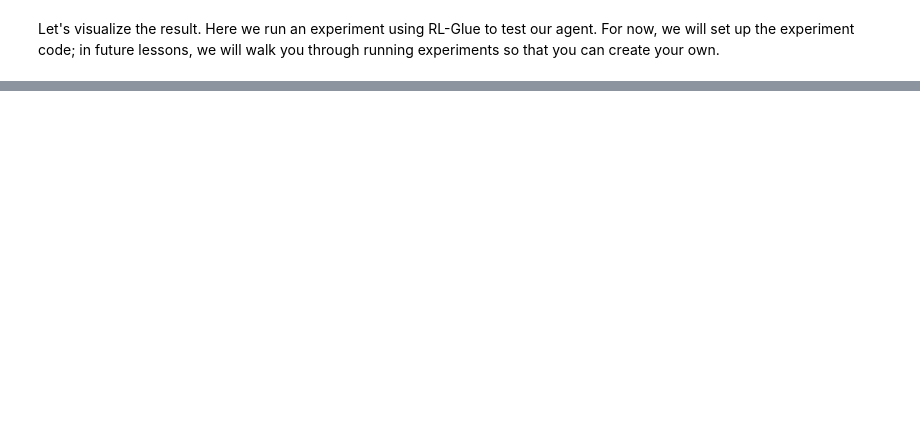
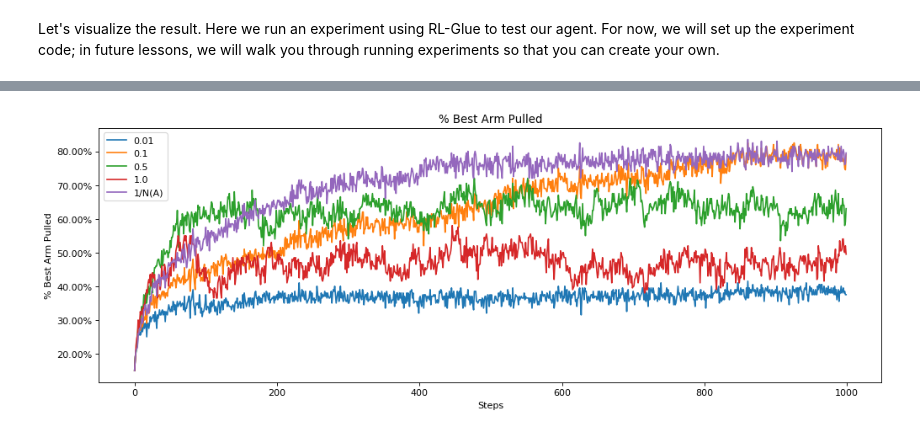
Before and after one commit to ArkaStark/Artificial_Intelligence, a Jupyter notebook: RL/Bandit.ipynb, the cells around one changed output, grey strips where cells are left out. Drawn from its saved outputs; the diff is of its cells as text; code cells hidden in the pictures; blank space fills up the shorter version.

```diff
--- a/RL/Bandit.ipynb
+++ b/RL/Bandit.ipynb
@@ -201,0 +567,70 @@ plt.show()
+# %%
+np.random.seed(0)
+# Check Epsilon Greedy with Different Constant Stepsizes
+for step_size in [0.01, 0.1, 0.5, 1.0]:
+    e_greedy_agent = EpsilonGreedyAgentConstantStepsize()
+    e_greedy_agent.q_values = [0, 0, 1.0, 0, 0]
+    e_greedy_agent.num_actions = 5
+    e_greedy_agent.last_action = 1
+    e_greedy_agent.epsilon = 0.0
+    e_greedy_agent.step_size = step_size
+
+    action = e_greedy_agent.agent_step(1, 0)
+
+    assert e_greedy_agent.q_values == [0, step_size, 1.0, 0, 0]
+# %%
+# ---------------
+# Discussion Cell
+# ---------------
+
+# Experiment code for different step sizes
+step_sizes = [0.01, 0.1, 0.5, 1.0, '1/N(A)']
+
+epsilon = 0.1
+num_steps = 1000
+num_runs = 200
+
+fig, ax = plt.subplots(figsize=(15, 5), dpi= 80, facecolor='w', edgecolor='k')
+
+q_values = {step_size: [] for step_size in step_sizes}
+true_values = {step_size: None for step_size in step_sizes}
+best_actions = {step_size: [] for step_size in step_sizes}
+
+for step_size in step_sizes:
+    all_averages = []
+    for run in tqdm(range(num_runs)):
+        np.random.seed(run)
+        agent = EpsilonGreedyAgentConstantStepsize if step_size != '1/N(A)' else EpsilonGreedyAgent
+        agent_info = {"num_actions": 10, "epsilon": epsilon, "step_size": step_size, "initial_value": 0.0}
+        env_info = {}
+
+        rl_glue = RLGlue(env, agent)
+        rl_glue.rl_init(agent_info, env_info)
+        rl_glue.rl_start()
+
+        best_arm = np.argmax(rl_glue.environment.arms)
+
+        if run == 0:
+            true_values[step_size] = np.copy(rl_glue.environment.arms)
+
+        best_action_chosen = []
+        for i in range(num_steps):
+            reward, state, action, is_terminal = rl_glue.rl_step()
+            if action == best_arm:
+                best_action_chosen.append(1)
+            else:
+                best_action_chosen.append(0)
+            if run == 0:
+                q_values[step_size].append(np.copy(rl_glue.agent.q_values))
+        best_actions[step_size].append(best_action_chosen)
+    ax.plot(np.mean(best_actions[step_size], axis=0))
+
+plt.legend(step_sizes)
+plt.title("% Best Arm Pulled")
+plt.xlabel("Steps")
+plt.ylabel("% Best Arm Pulled")
+vals = ax.get_yticks()
+ax.set_yticklabels(['{:,.2%}'.format(x) for x in vals])
+plt.show()
+# %% [output]
+[figure, added]
```
Also changed, not shown: parts of 25 cells of this notebook.
